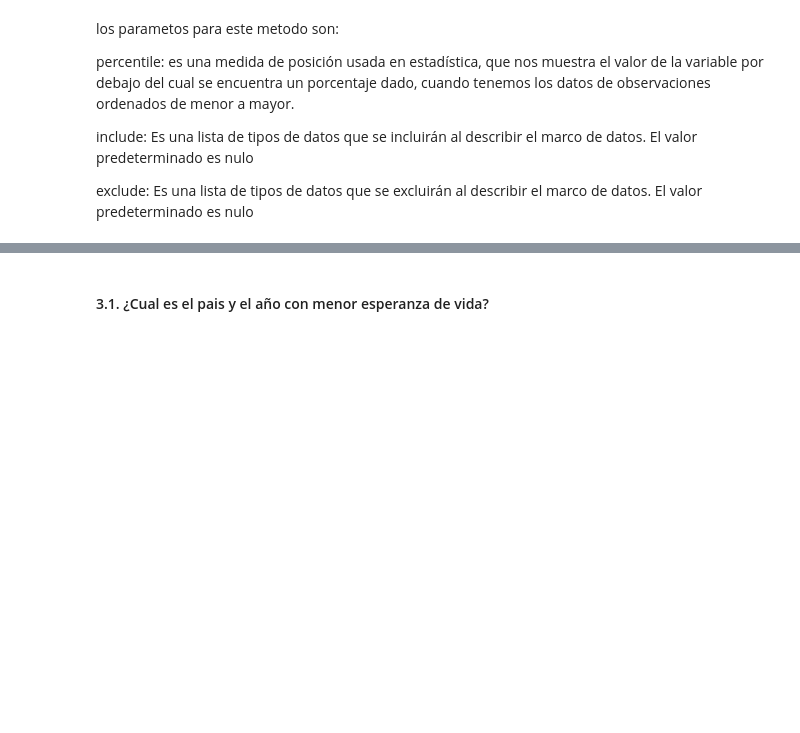
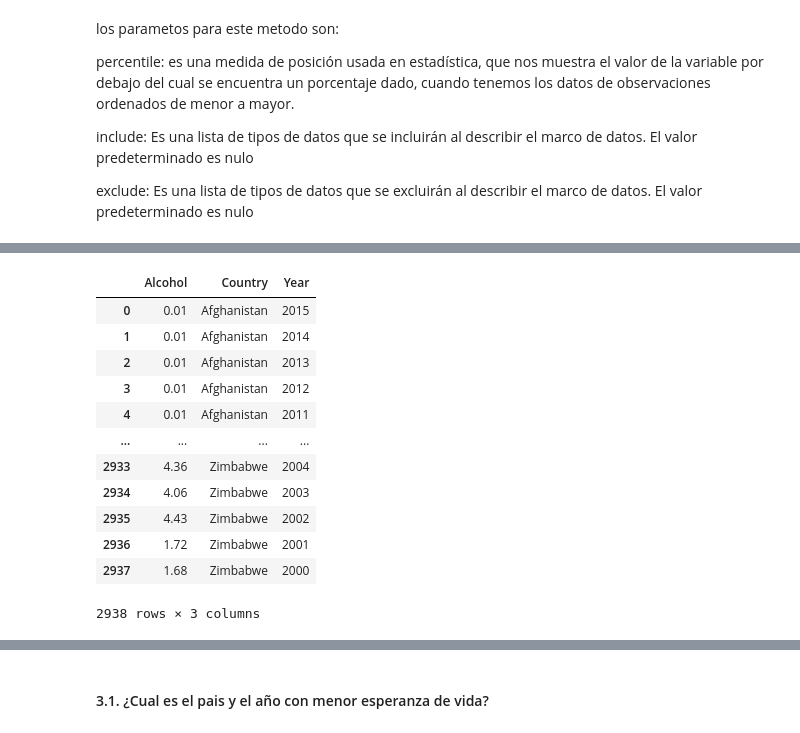
Before and after one commit to julianmoreno1123/Analitica-de-datos, a Jupyter notebook: Proyecto.ipynb, the cells around one changed output, grey strips where cells are left out. Drawn from its saved outputs; the diff is of its cells as text; code cells hidden in the pictures; blank space fills up the shorter version.

```diff
--- a/Proyecto.ipynb
+++ b/Proyecto.ipynb
@@ -243,0 +251,2 @@ Por otra parte podemos analizar que en esos años la menor esperanza de vida fue
+# %%
+dk=df[{'Alcohol','Country','Year'}]
@@ -243,0 +262,16 @@ Por otra parte podemos analizar que en esos años la menor esperanza de vida fue
+# %%
+dk
+# %% [output]
+|  | Alcohol | Country | Year |
+| 0 | 0.01 | Afghanistan | 2015 |
+| 1 | 0.01 | Afghanistan | 2014 |
+| 2 | 0.01 | Afghanistan | 2013 |
+| 3 | 0.01 | Afghanistan | 2012 |
+| 4 | 0.01 | Afghanistan | 2011 |
+| ... | ... | ... | ... |
+| 2933 | 4.36 | Zimbabwe | 2004 |
+| 2934 | 4.06 | Zimbabwe | 2003 |
+| 2935 | 4.43 | Zimbabwe | 2002 |
+| 2936 | 1.72 | Zimbabwe | 2001 |
+| 2937 | 1.68 | Zimbabwe | 2000 |
+2938 rows × 3 columns
```
Also changed, not shown: parts of 22 cells of this notebook.
